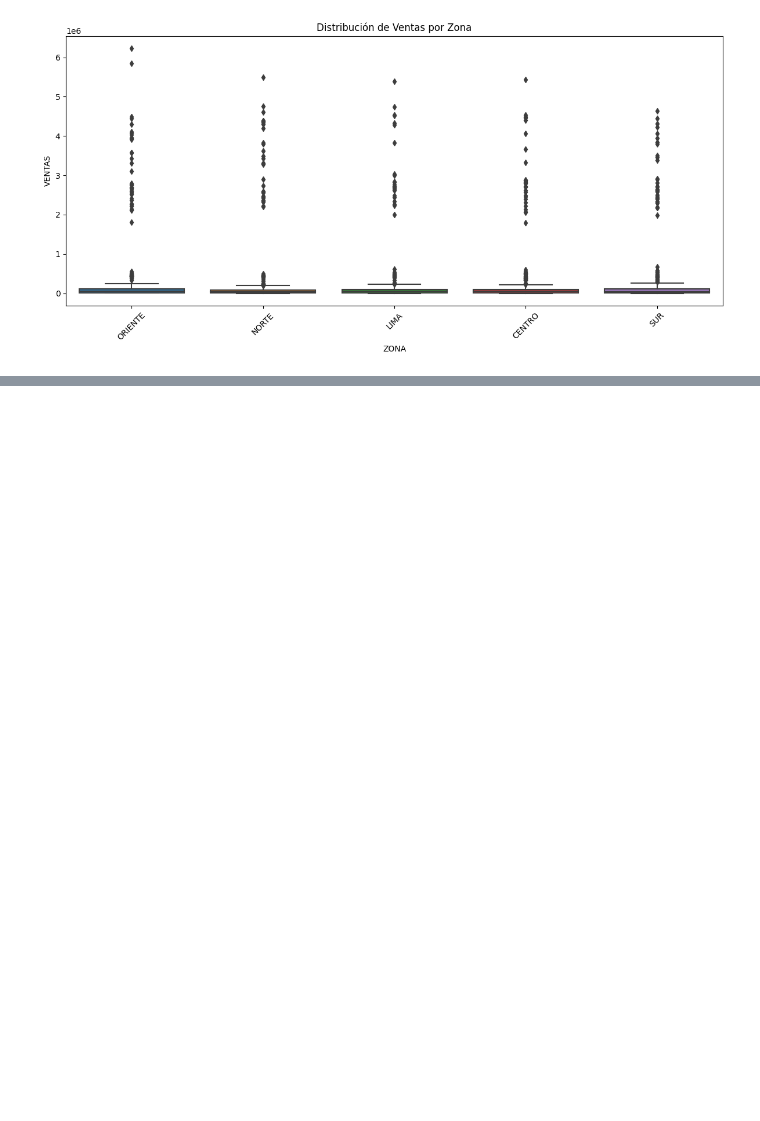
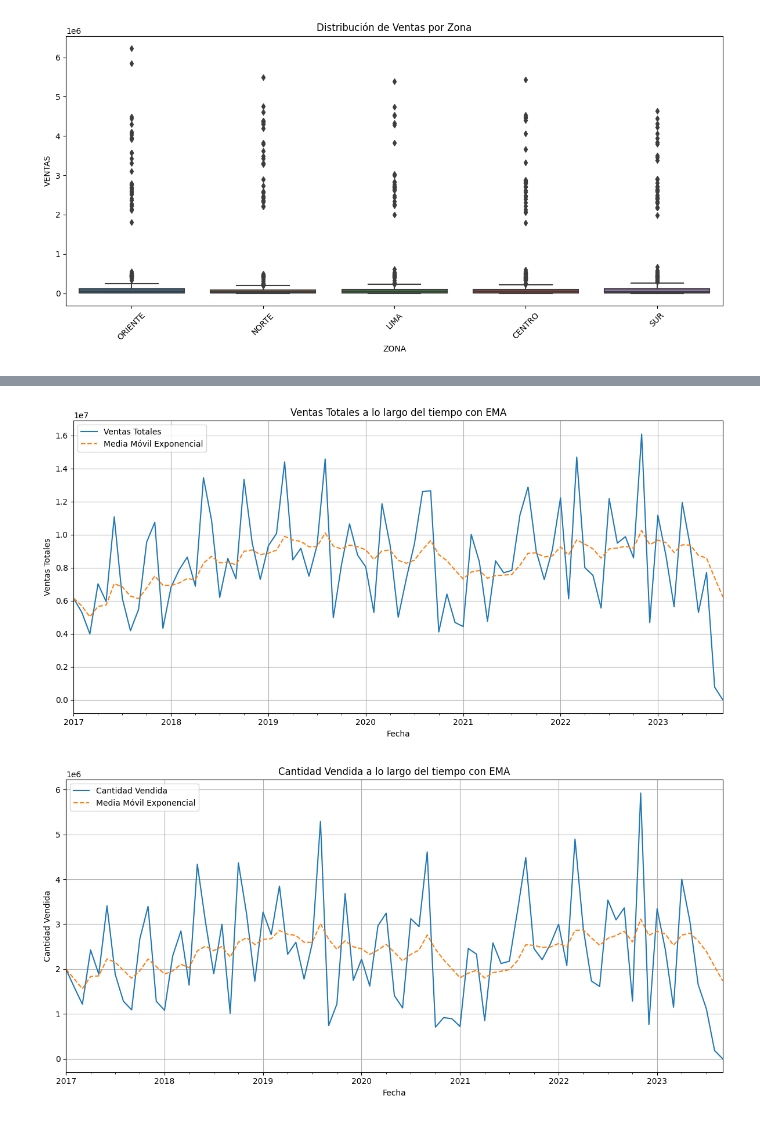
Before and after one commit to jmollan/Python_Proyecto_PUCP, a Jupyter notebook: Examen_Fin.ipynb, the cells around one changed output, grey strips where cells are left out. Cells and saved outputs as stored; diff of their text form; code cells hidden in the pictures; blank space fills up the shorter version.

```diff
--- a/Examen_Fin.ipynb
+++ b/Examen_Fin.ipynb
@@ -693,0 +694,44 @@ plt.show()
+# %%
+import pandas as pd
+import matplotlib.pyplot as plt
+
+# Cargar los datos
+df = pd.read_excel("BASE DATA THE COCA COLA COMPANY.xlsx")
+
+# Convertir la columna 'fecha_periodo' a formato datetime y establecerla como índice
+df['fecha_periodo'] = pd.to_datetime(df['fecha_periodo'])
+df.set_index('fecha_periodo', inplace=True)
+
+# Gráfico de líneas para las Ventas Totales a lo largo del tiempo
+sales_time_series = df['VENTAS'].resample('M').sum()
+sales_ema = sales_time_series.ewm(span=12).mean()  # EMA con una ventana de 12 meses
+
+plt.figure(figsize=(12, 6))
+sales_time_series.plot(label='Ventas Totales')
+sales_ema.plot(label='Media Móvil Exponencial', linestyle='--')
+plt.title('Ventas Totales a lo largo del tiempo con EMA')
+plt.xlabel('Fecha')
+plt.ylabel('Ventas Totales')
+plt.legend()
+plt.grid(True)
+plt.tight_layout()
+plt.show()
+
+# Gráfico de líneas para la Cantidad Vendida a lo largo del tiempo
+# Asumiendo que hay una columna llamada 'CANTIDAD' que representa la cantidad vendida
+quantity_time_series = df['CANTIDAD'].resample('M').sum()
+quantity_ema = quantity_time_series.ewm(span=12).mean()  # EMA con una ventana de 12 meses
+
+plt.figure(figsize=(12, 6))
+quantity_time_series.plot(label='Cantidad Vendida')
+quantity_ema.plot(label='Media Móvil Exponencial', linestyle='--')
+plt.title('Cantidad Vendida a lo largo del tiempo con EMA')
+plt.xlabel('Fecha')
+plt.ylabel('Cantidad Vendida')
+plt.legend()
+plt.grid(True)
+plt.tight_layout()
+plt.show()
+# %% [output]
+[figure, added]
+[figure, added]
```
Also changed, not shown: parts of 15 cells of this notebook.
